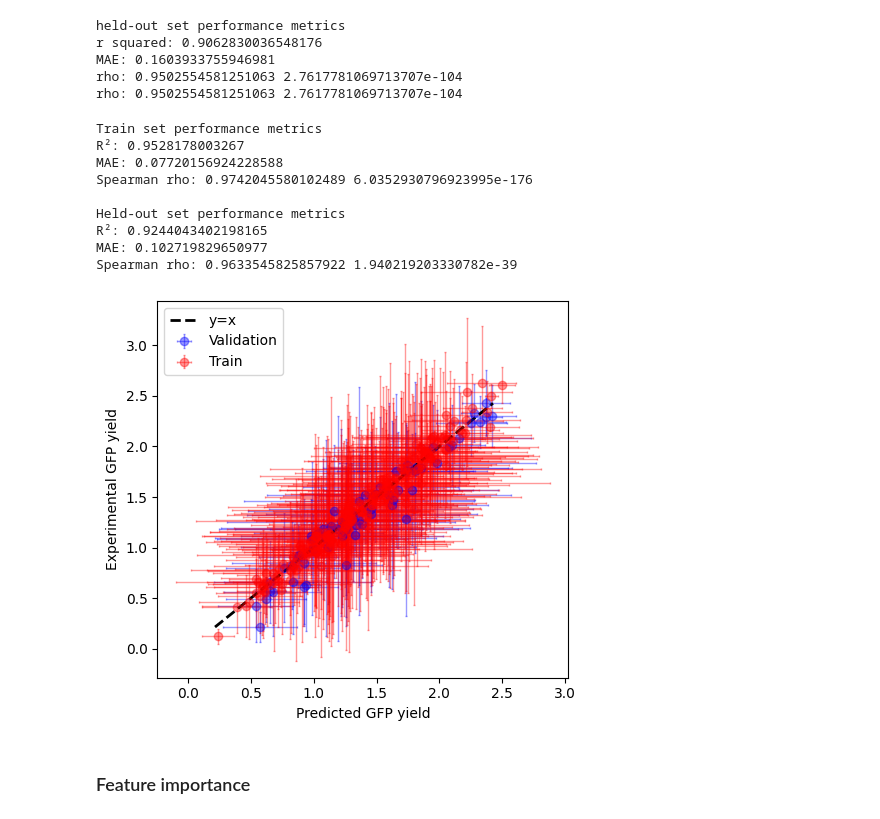
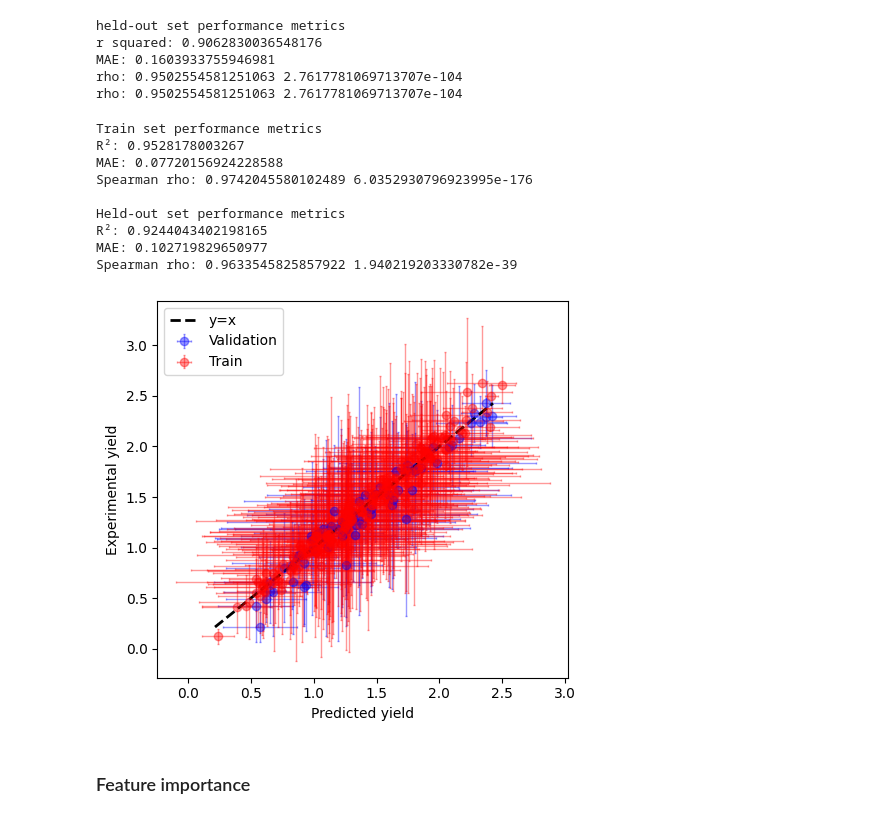
Before and after one commit to sruti-dammalapati/gaussian-process-regression, a Jupyter notebook: bayesian_modelling_I.ipynb, the cells around one changed output. Drawn from its saved outputs; the diff is of its cells as text; code cells hidden in the pictures.

```diff
--- a/bayesian_modelling_I.ipynb
+++ b/bayesian_modelling_I.ipynb
@@ -407,36 +407,36 @@ plt.errorbar(
     mu_val_blocked, y_val_mean,
     yerr=y_val_std, xerr=sd_val_blocked,
     fmt='o', color='blue', label='Validation',
     alpha=0.4,  # lighter error bars
     elinewidth=1, capsize=1
 )
 
 plt.errorbar(
     mu_train_blocked, y_train_mean,
     yerr=y_train_std, xerr=sd_train_blocked,
     fmt='o', color='red', label='Train',
     alpha=0.4,
     elinewidth=1, capsize=1
 )
 
 # add x=y
 plt.plot([y_val_mean.min(), y_val_mean.max()], [y_val_mean.min(), y_val_mean.max()], 'k--', lw=2, label='y=x')
-plt.xlabel('Predicted GFP yield')
-plt.ylabel('Experimental GFP yield')
+plt.xlabel('Predicted yield')
+plt.ylabel('Experimental yield')
 plt.legend()
 plt.tight_layout()
 plt.show()
 # %% [output]
 Train set performance metrics
 R²: 0.9528178003267
 MAE: 0.07720156924228588
 Spearman rho: 0.9742045580102489 6.0352930796923995e-176
 
 Held-out set performance metrics
 R²: 0.9244043402198165
 MAE: 0.102719829650977
 Spearman rho: 0.9633545825857922 1.940219203330782e-39
-[figure, old version]
+[figure, new version]
 # %% [markdown]
 ### Feature importance
 # %%
```
Also changed, not shown: parts of 1 cell of this notebook, 1 other file.
